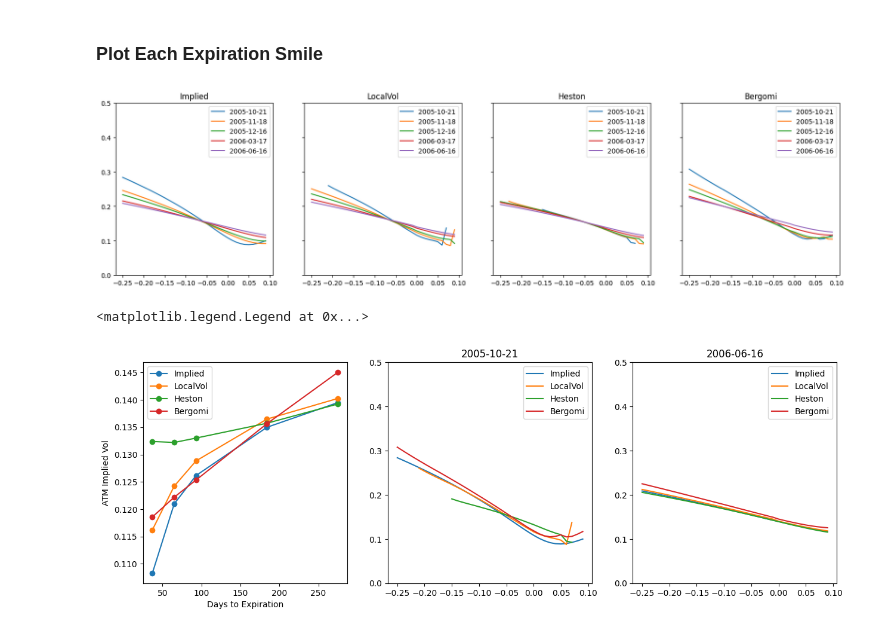
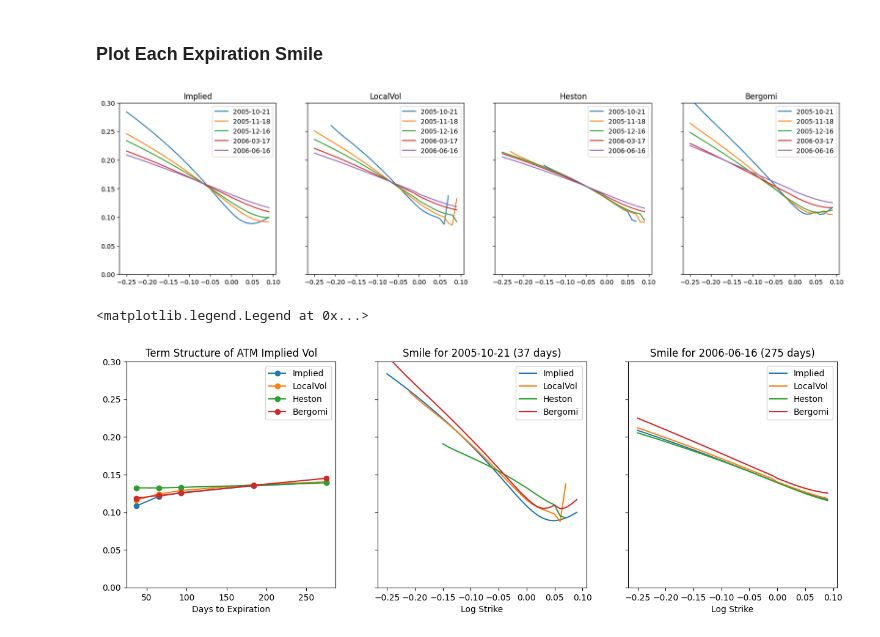
Before and after one commit to qatwalk/eq, a Jupyter notebook: 01a_VanillaSurface.ipynb, the cells around one changed output. Drawn from its saved outputs; the diff is of its cells as text; code cells hidden in the pictures.

Commit message:
update plot labels

```diff
--- a/01a_VanillaSurface.ipynb
+++ b/01a_VanillaSurface.ipynb
@@ -81,34 +81,37 @@ for ax, iv, label in zip(axes, ivs, models):
         ax.plot(logK, iv[i, :], label=exp.strftime("%Y-%m-%d"))
         ax.legend()
         ax.set_title(label)
-        ax.set_ylim(0, 0.5)
+        ax.set_ylim(0, 0.3)
 # %% [output]
-[figure, old version]
+[figure, new version]
 # %%
-fig, (ax1, ax2, ax3) = plt.subplots(1, 3)
+fig, (ax1, ax2, ax3) = plt.subplots(1, 3, sharey=True)
 fig.set_figwidth(15)
 
 # First Plot: ATM IV by Expiration
 for iv, label in zip(ivs, models):
     ax1.plot(
         [(exp - prc_dt).days for exp in expirations],
         iv[:, atm_idx],
         label=label,
         marker="o",
     )
 ax1.set_xlabel("Days to Expiration")
-ax1.set_ylabel("ATM Implied Vol")
+ax1.set_title("Term Structure of ATM Implied Vol")
 ax1.legend()
 
 
 # Second, Third Plot: The nearest and farthest slice for all models
 for exp_idx, ax in zip([0, -1], [ax2, ax3]):
     for iv, label in zip(ivs, models):
         ax.plot(logK, iv[exp_idx, :], label=label)
-        ax.set_title(expirations[exp_idx].strftime("%Y-%m-%d"))
-        ax.set_ylim(0, 0.5)
+        term_str = expirations[exp_idx].strftime("%Y-%m-%d")
+        days = (expirations[exp_idx] - prc_dt).days
+        ax.set_title(f"Smile for {term_str} ({days} days)")
+        ax.set_ylim(0.0, 0.30)
+        ax.set_xlabel("Log Strike")
 ax2.legend()
 ax3.legend()
 # %% [output]
 <matplotlib.legend.Legend at 0x...>
-[figure, old version]
+[figure, new version]
```
Also changed, not shown: parts of 1 cell of this notebook, 4 other files.
